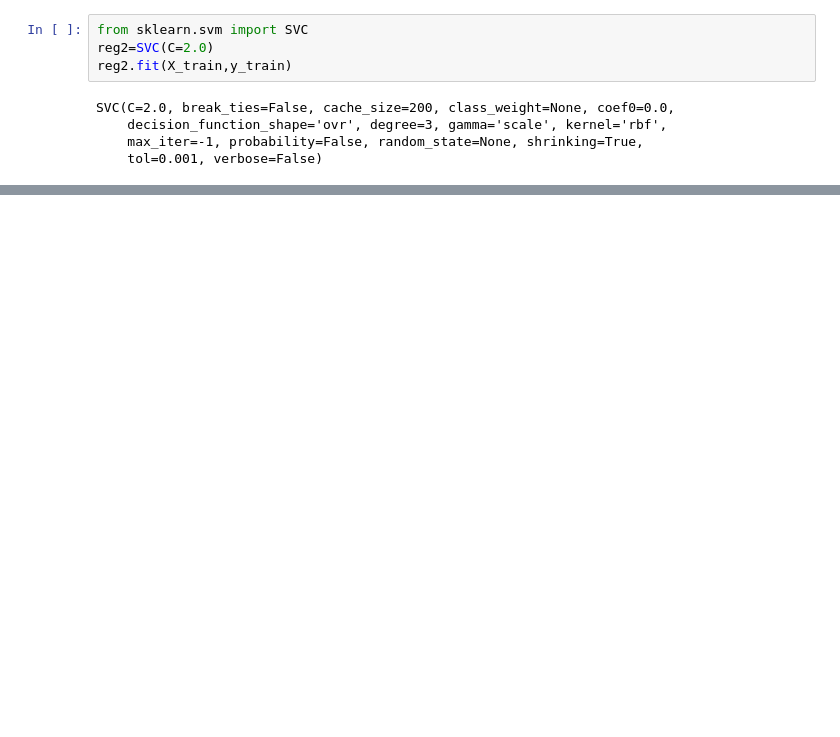
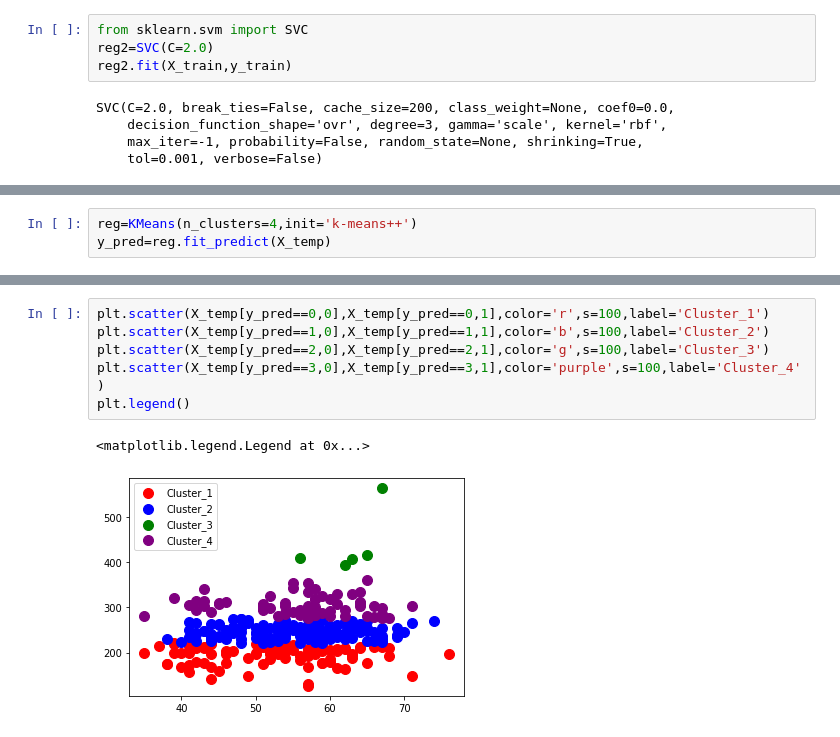
Before and after one commit to Aftabgazali/Heart-Disease-Classification, a Jupyter notebook: Heart_Disease_Classification.ipynb, the cells around one changed output, grey strips where cells are left out. Saved outputs shown, nothing was run; the diff lists cells and outputs as text; blank space fills up the shorter version.

```diff
--- a/Heart_Disease_Classification.ipynb
+++ b/Heart_Disease_Classification.ipynb
@@ -195,0 +215,3 @@ reg2.score(X_test,y_test)
+# %%
+reg=KMeans(n_clusters=4,init='k-means++')
+y_pred=reg.fit_predict(X_temp)
@@ -195,0 +235,9 @@ reg2.score(X_test,y_test)
+# %%
+plt.scatter(X_temp[y_pred==0,0],X_temp[y_pred==0,1],color='r',s=100,label='Cluster_1')
+plt.scatter(X_temp[y_pred==1,0],X_temp[y_pred==1,1],color='b',s=100,label='Cluster_2')
+plt.scatter(X_temp[y_pred==2,0],X_temp[y_pred==2,1],color='g',s=100,label='Cluster_3')
+plt.scatter(X_temp[y_pred==3,0],X_temp[y_pred==3,1],color='purple',s=100,label='Cluster_4')
+plt.legend()
+# %% [output]
+<matplotlib.legend.Legend at 0x...>
+[figure, added]
```
Also changed, not shown: parts of 16 cells of this notebook.
